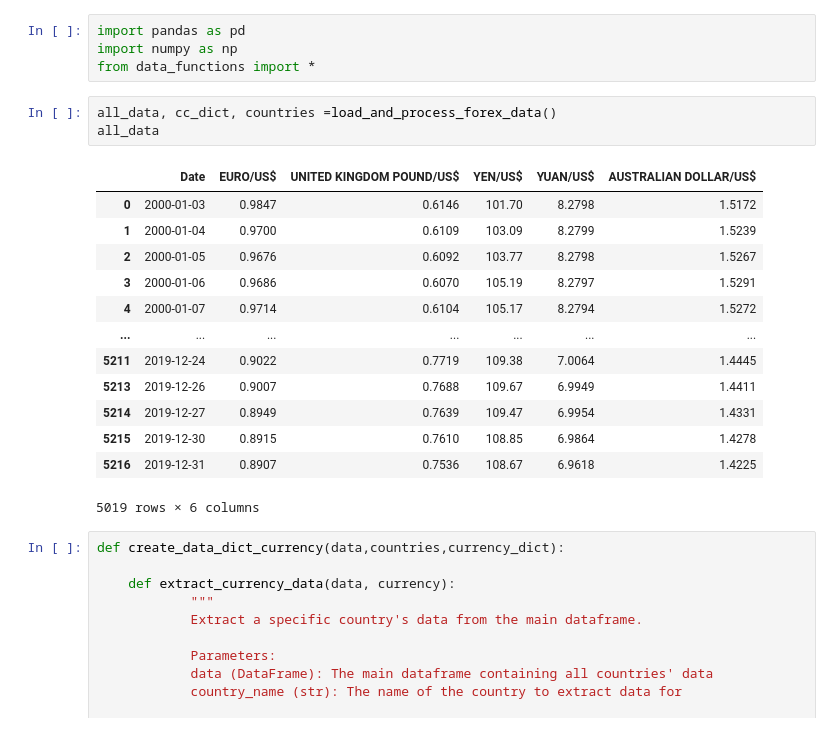
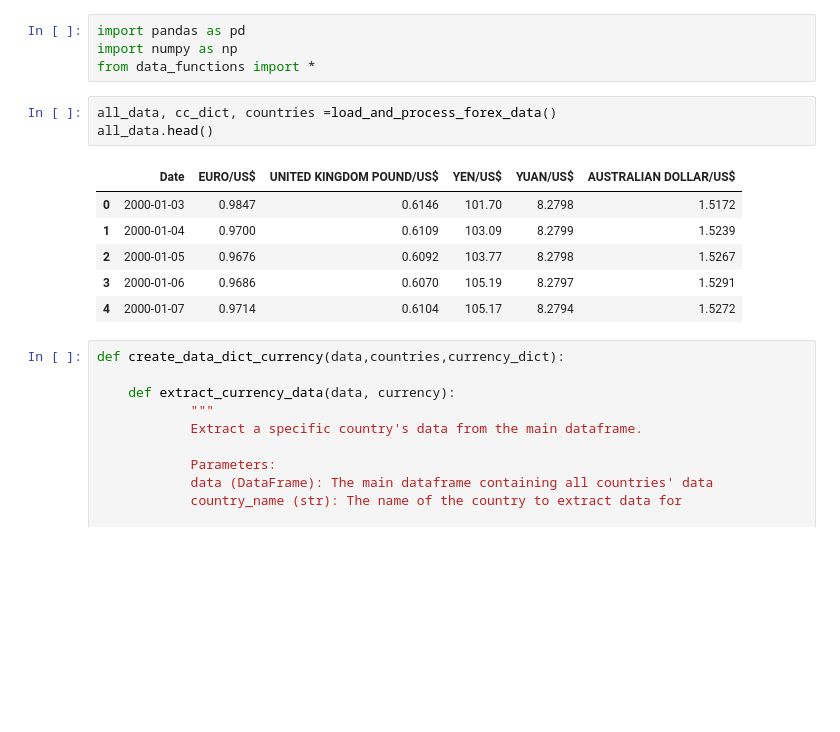
Before and after one commit to cameroncochrane/Forex-Prediction, a Jupyter notebook: 3_analysis_rnn.ipynb, the cells around one changed output. Saved outputs shown, nothing was run; the diff lists cells and outputs as text; blank space fills up the shorter version.

```diff
--- a/3_analysis_rnn.ipynb
+++ b/3_analysis_rnn.ipynb
@@ -6,21 +6,14 @@ import numpy as np
 from data_functions import *
 # %%
 all_data, cc_dict, countries =load_and_process_forex_data()
-all_data
+all_data.head()
 # %% [output]
 |  | Date | EURO/US$ | UNITED KINGDOM POUND/US$ | YEN/US$ | YUAN/US$ | AUSTRALIAN DOLLAR/US$ |
 | 0 | 2000-01-03 | 0.9847 | 0.6146 | 101.70 | 8.2798 | 1.5172 |
 | 1 | 2000-01-04 | 0.9700 | 0.6109 | 103.09 | 8.2799 | 1.5239 |
 | 2 | 2000-01-05 | 0.9676 | 0.6092 | 103.77 | 8.2798 | 1.5267 |
 | 3 | 2000-01-06 | 0.9686 | 0.6070 | 105.19 | 8.2797 | 1.5291 |
 | 4 | 2000-01-07 | 0.9714 | 0.6104 | 105.17 | 8.2794 | 1.5272 |
-| ... | ... | ... | ... | ... | ... | ... |
-| 5211 | 2019-12-24 | 0.9022 | 0.7719 | 109.38 | 7.0064 | 1.4445 |
-| 5213 | 2019-12-26 | 0.9007 | 0.7688 | 109.67 | 6.9949 | 1.4411 |
-| 5214 | 2019-12-27 | 0.8949 | 0.7639 | 109.47 | 6.9954 | 1.4331 |
-| 5215 | 2019-12-30 | 0.8915 | 0.7610 | 108.85 | 6.9864 | 1.4278 |
-| 5216 | 2019-12-31 | 0.8907 | 0.7536 | 108.67 | 6.9618 | 1.4225 |
-5019 rows × 6 columns
 # %%
 def create_data_dict_currency(data,countries,currency_dict):
 
```
Also changed, not shown: parts of 6 cells of this notebook, 4 other files.
